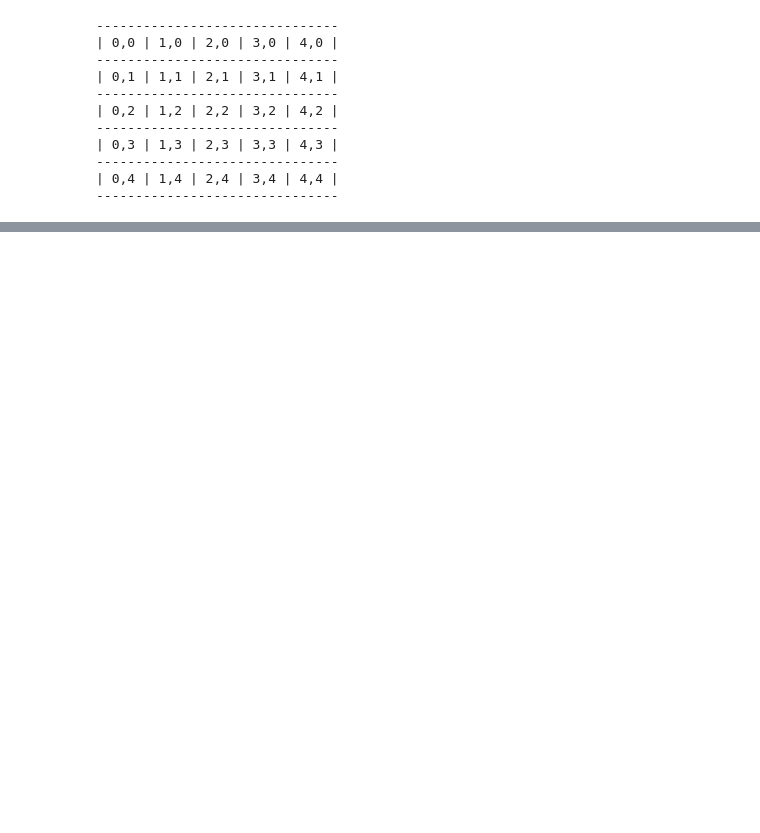
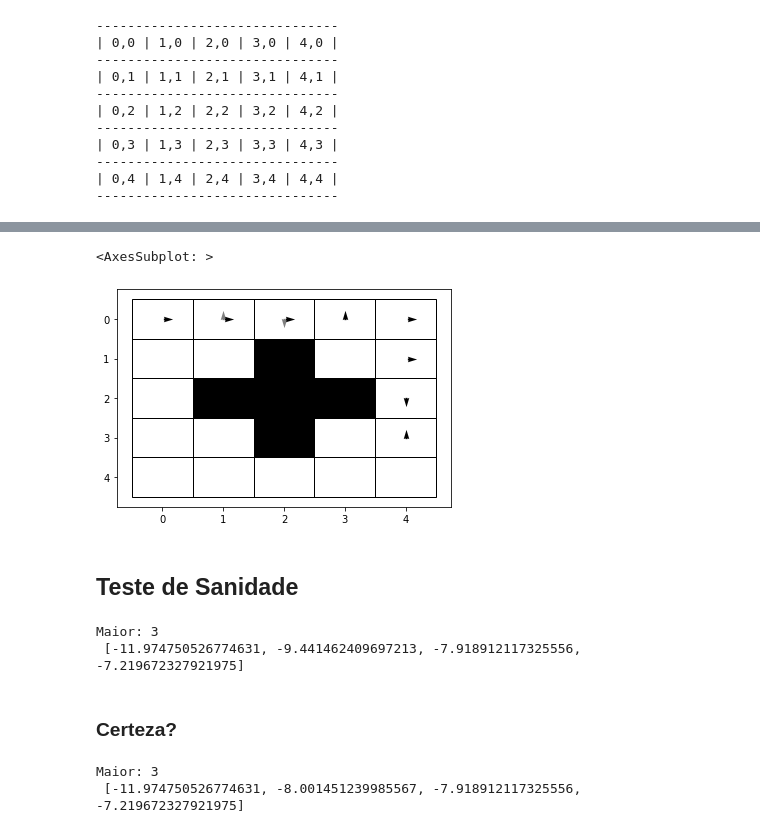
Before and after one commit to guialba/RL, a Jupyter notebook: Gridworld/AgentsDDO.ipynb, the cells around one changed output, grey strips where cells are left out. Cells and saved outputs as stored; diff of their text form; code cells hidden in the pictures; blank space fills up the shorter version.

```diff
--- a/Gridworld/AgentsDDO.ipynb
+++ b/Gridworld/AgentsDDO.ipynb
@@ -267,0 +80,35 @@ array([[-4.0001    ],
+# %%
+from plot import plotTrajectory
+plotTrajectory(q.getTrajectory(), q.g)
+# %% [output]
+<AxesSubplot: >
+[figure, added]
+# %% [markdown]
+## Teste de Sanidade
+# %%
+es = [0.9, 0.7, 0.5] + [e_star] # e_star = 0.3
+
+pis = [generatePi(q, e) for e in es]
+def likelihood(pi, e):
+    arr = [np.log(pi[x,y][a]) for (x,y), a in e]
+    return np.sum(arr)
+
+likes = [likelihood(pi, q.getTrajectory(2)) for pi in pis]
+p = np.argmax(likes)
+print(f'Maior: {p}\n', likes)
+# %% [output]
+Maior: 3
+ [-11.974750526774631, -9.441462409697213, -7.918912117325556, -7.219672327921975]
+# %% [markdown]
+### Certeza?
+# %%
+es = [0.9, 0.1, 0.5] + [e_star] # e_star = 0.3
+pis = [generatePi(q, e) for e in es]
+
+likes = [likelihood(pi, q.getTrajectory(2)) for pi in pis]
+p = np.argmax(likes)
+
+print(f'Maior: {p}\n', likes)
+# %% [output]
+Maior: 3
+ [-11.974750526774631, -8.001451239985567, -7.918912117325556, -7.219672327921975]
```
Also changed, not shown: parts of 43 cells of this notebook, 3 other files.
